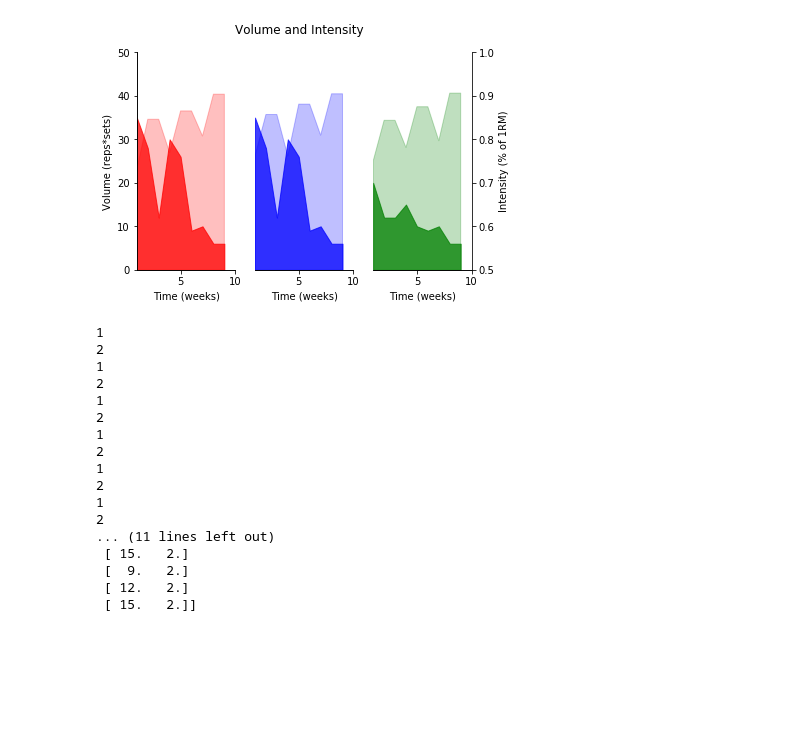
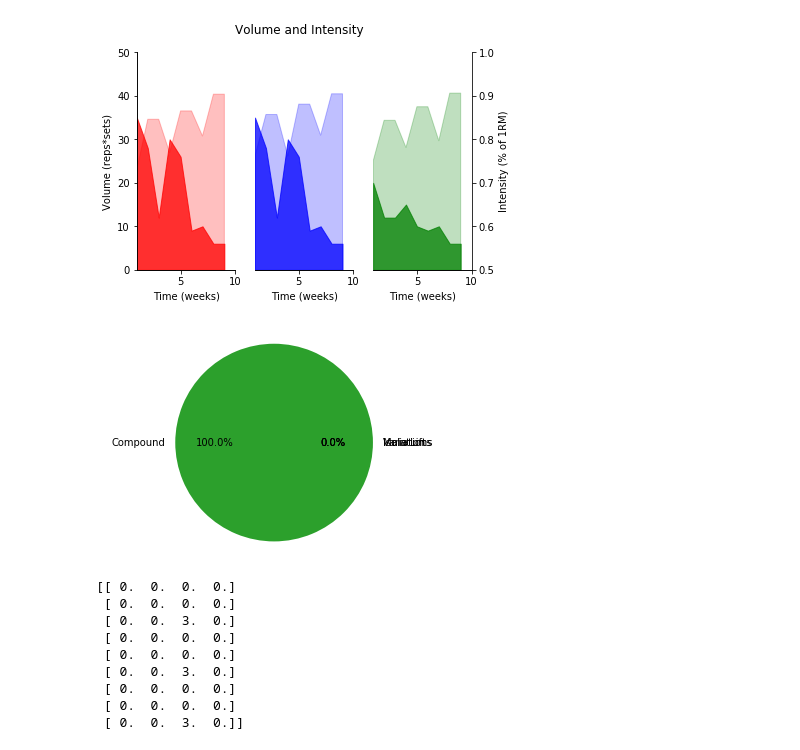
Before and after one commit to JamesMB209/coding_practice, a Jupyter notebook: Gym vis.ipynb, the cells around one changed output. Drawn from its saved outputs; the diff is of its cells as text; code cells hidden in the pictures; blank space fills up the shorter version.

```diff
--- a/Gym vis.ipynb
+++ b/Gym vis.ipynb
@@ -207,39 +207,40 @@ plt.show()
 # %%
 # pie plot of ALL volume (e.g., main lifts, 1,2,3)
 plt.close()
-f, (ax1, ax2) = plt.subplots(1, 2)
+f, (ax1) = plt.subplots()
 
 # Squat
 no_week = (np.int64(round(max(Squat[:,0]))))+1
-pie_dat = np.empty([no_week-1,2])
+pie_dat = np.zeros([no_week-1,4])
 #Int = np.empty([1,no_week-1])
 #x = range(1,no_week)
+
 
 for i in range(1,no_week):
 
     for j in range(1,3): # types of volume
-        idx = np.logical_and(U_acc[:,0] == i,U_acc[:,2] == j)
-        pie_dat[i-1,0] = sum(U_acc[idx,1])
-        pie_dat[i-1,1] = j
-        print(j)
+        idx = np.logical_and(L_acc[:,0] == i,L_acc[:,2] == j)
+
+        #if sum(L_acc[idx,1]) > 0:
+        pie_dat[i-1,j] = sum(L_acc[idx,1])
+
+labels=['Main Lifts','Variations','Compound','Isolation']
+ax1.pie((sum(pie_dat)),labels=labels,autopct='%1.1f%%')
+ax1.axis('equal')
+
+plt.show()
+
 print(pie_dat)
 # %% [output]
+[figure, added]
-1
-2
-1
-2
-1
-2
-1
-2
-1
-2
-1
-2
-... (11 lines left out)
- [ 15.   2.]
- [  9.   2.]
- [ 12.   2.]
- [ 15.   2.]]
+[[ 0.  0.  0.  0.]
+ [ 0.  0.  0.  0.]
+ [ 0.  0.  3.  0.]
+ [ 0.  0.  0.  0.]
+ [ 0.  0.  0.  0.]
+ [ 0.  0.  3.  0.]
+ [ 0.  0.  0.  0.]
+ [ 0.  0.  0.  0.]
+ [ 0.  0.  3.  0.]]
 # %%
 #trend plot of all volume
```
Also changed, not shown: 2 other files.
